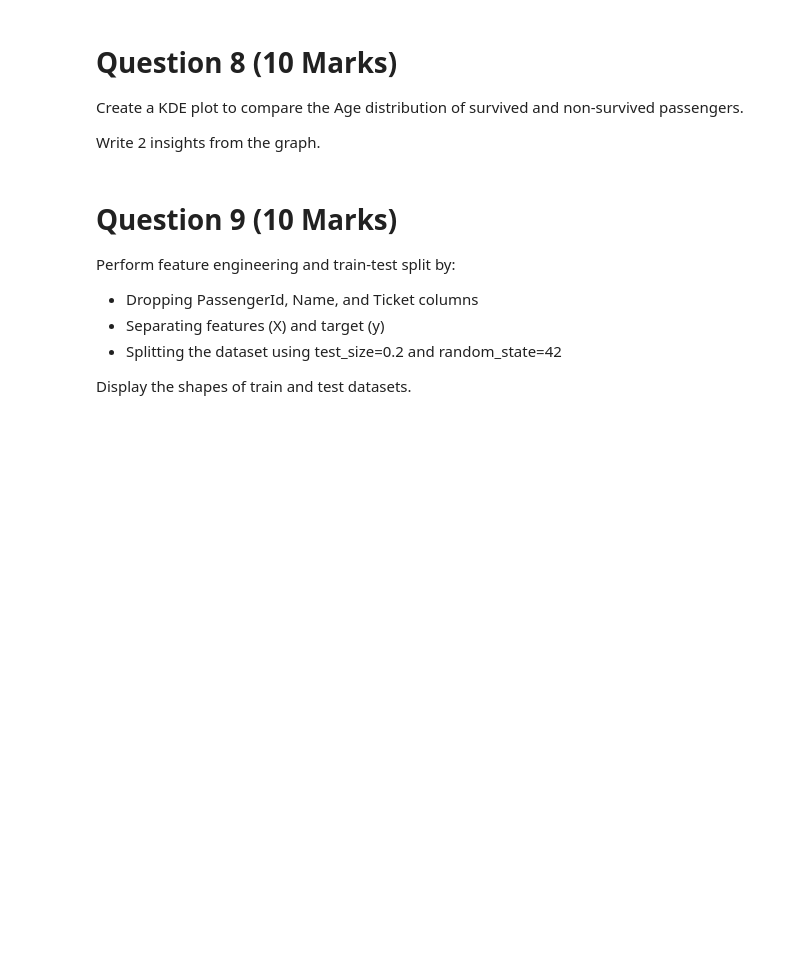
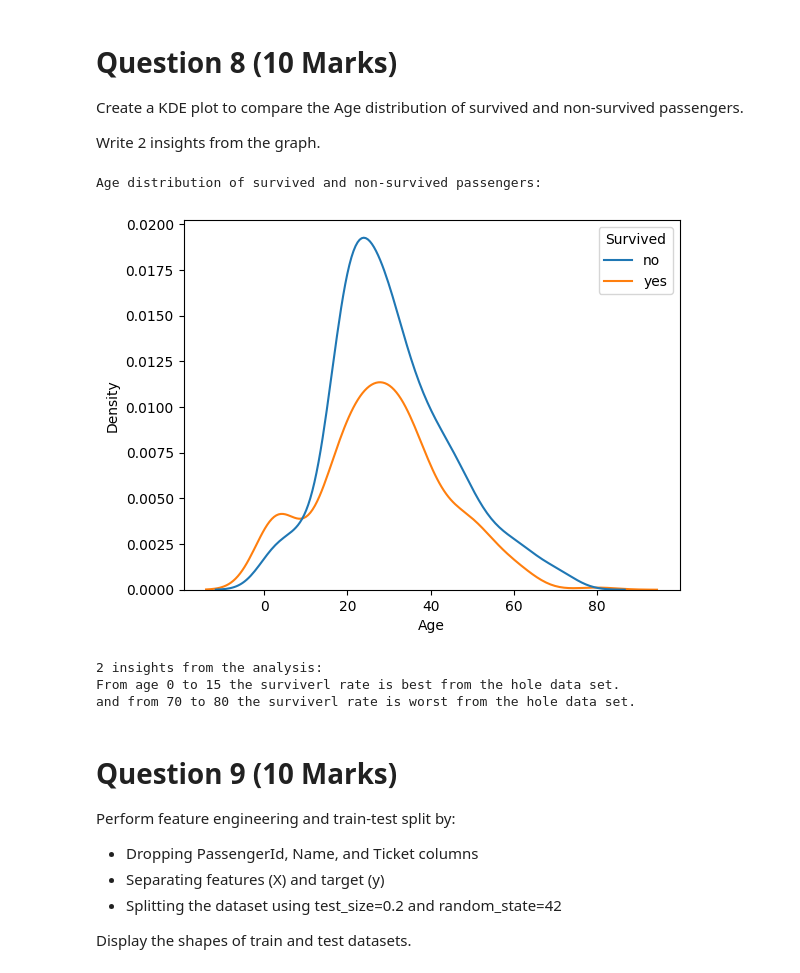
Before and after one commit to RiazullJannat/ML, a Jupyter notebook: ML_Assignment_01.ipynb, the cells around one changed output. Saved outputs shown, nothing was run; the diff lists cells and outputs as text; code cells hidden in the pictures; blank space fills up the shorter version.

```diff
--- a/ML_Assignment_01.ipynb
+++ b/ML_Assignment_01.ipynb
@@ -249,6 +249,23 @@ Third class have the lowest fare
 Create a KDE plot to compare the Age distribution of survived and non-survived passengers.
 
 Write 2 insights from the graph.
+# %%
+print("Age distribution of survived and non-survived passengers:\n")
+sns.kdeplot(data=df,x="Age", hue="Survived")
+plt.show()
+
+print(
+    f"""\n2 insights from the analysis:
+From age 0 to 15 the surviverl rate is best from the hole data set.
+and from 70 to 80 the surviverl rate is worst from the hole data set.
+"""
+)
+# %% [output]
+Age distribution of survived and non-survived passengers:
+[figure, added]
+2 insights from the analysis:
+From age 0 to 15 the surviverl rate is best from the hole data set.
+and from 70 to 80 the surviverl rate is worst from the hole data set.
 # %% [markdown]
 # Question 9 (10 Marks)
 Perform feature engineering and train-test split by:
```
